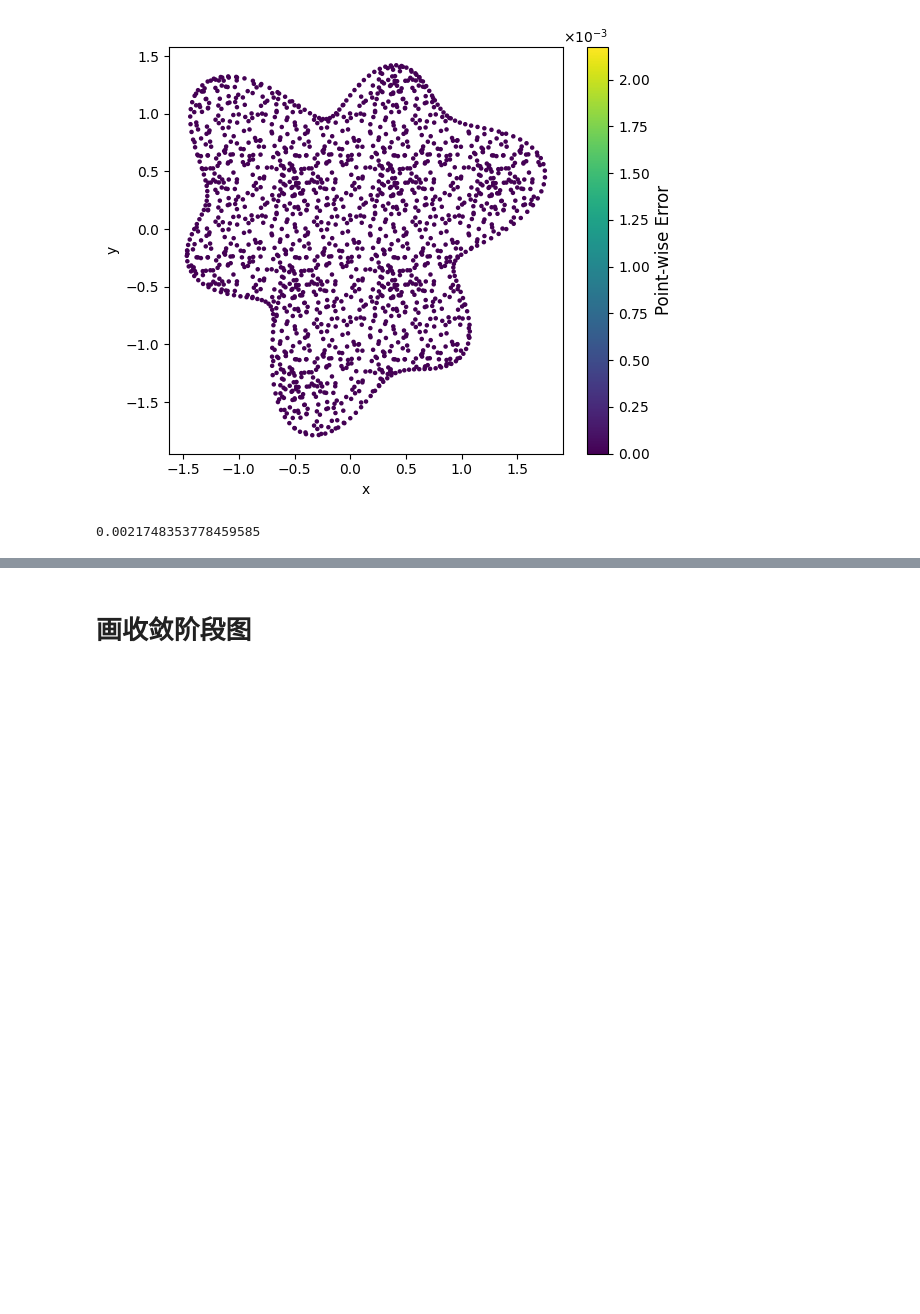
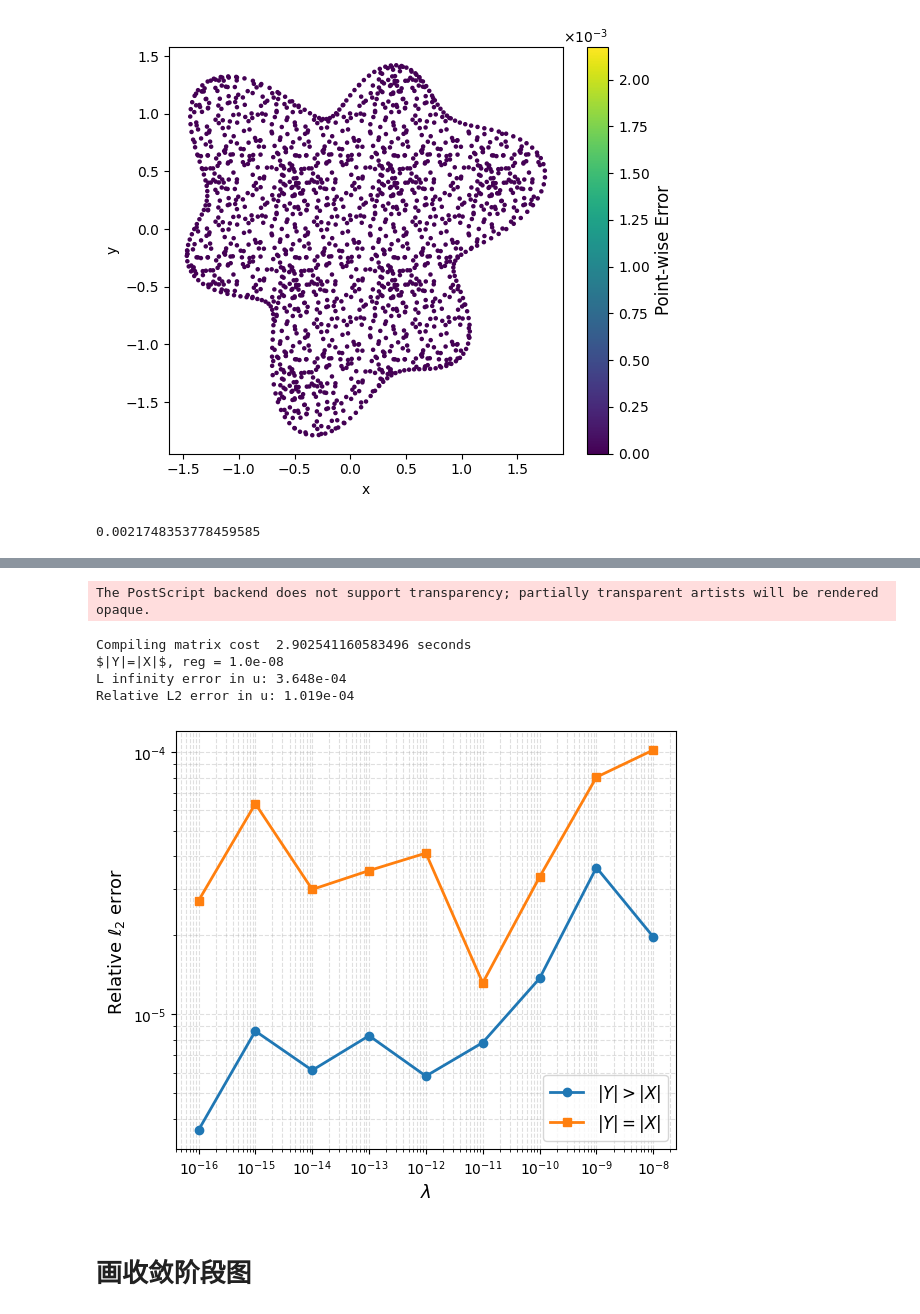
Before and after one commit to wooodswu/one_shot_by_RFM, a Jupyter notebook: mycode/rbf_poisson/RFM_FD_PU_poisson_xcos copy.ipynb, the cells around one changed output, grey strips where cells are left out. Cells and saved outputs as stored; diff of their text form; code cells hidden in the pictures; blank space fills up the shorter version.

```diff
--- a/mycode/rbf_poisson/RFM_FD_PU_poisson_xcos copy.ipynb
+++ b/mycode/rbf_poisson/RFM_FD_PU_poisson_xcos copy.ipynb
@@ -1258,0 +1513,73 @@ Relative L2 error in u: 1.413e-06
+# %%
+# Case 1: |Y| > |X|
+l2_reg_case1, linf_reg_case1 = run_reg_test(
+    X_case1,
+    Yin_case1,
+    Yb_case1,
+    Y_case1,
+    label=r"$|Y|>|X|$"
+)
+
+# Case 2: |Y| = |X|
+l2_reg_case2, linf_reg_case2 = run_reg_test(
+    X_case2,
+    Yin_case2,
+    Yb_case2,
+    Y_case2,
+    label=r"$|Y|=|X|$"
+)
+import matplotlib.pyplot as plt
+import matplotlib.ticker as ticker
+import numpy as np
+
+plt.figure(figsize=(6, 5))
+
+plt.plot(
+    reg_list,
+    l2_reg_case1,
+    marker="o",
+    linewidth=2,
+    label=r"$|Y|>|X|$"
+)
+
+plt.plot(
+    reg_list,
+    l2_reg_case2,
+    marker="s",
+    linewidth=2,
+    label=r"$|Y|=|X|$"
+)
+
+plt.xlabel(r"$\lambda$", fontsize=13)
+plt.ylabel(r"Relative $\ell_2$ error", fontsize=13)
+
+plt.xscale("log")
+plt.yscale("log")
+
+ax = plt.gca()
+
+# x 轴显示成 10^{-k}
+ax.xaxis.set_major_locator(ticker.LogLocator(base=10.0))
+ax.xaxis.set_major_formatter(ticker.LogFormatterMathtext(base=10.0))
+
+# y 轴显示成 10^{-k}
+ax.yaxis.set_major_locator(ticker.LogLocator(base=10.0))
+ax.yaxis.set_major_formatter(ticker.LogFormatterMathtext(base=10.0))
+
+ax.xaxis.set_minor_locator(
+    ticker.LogLocator(base=10.0, subs=np.arange(2, 10) * 0.1)
+)
+ax.xaxis.set_minor_formatter(ticker.NullFormatter())
+
+ax.yaxis.set_minor_locator(
+    ticker.LogLocator(base=10.0, subs=np.arange(2, 10) * 0.1)
+)
+ax.yaxis.set_minor_formatter(ticker.NullFormatter())
+
+plt.grid(True, which="both", linestyle="--", alpha=0.4)
+plt.legend(fontsize=12)
+
+plt.tight_layout()
+plt.savefig("./result/PoU_reg_vs_relative_L2_error_compare.eps", bbox_inches="tight")
+plt.show()
+# %% [output]
@@ -1259,3 +1603,9 @@ Relative L2 error in u: 1.413e-06
+The PostScript backend does not support transparency; partially transparent artists will be rendered opaque.
+Compiling matrix cost  2.902541160583496 seconds
+$|Y|=|X|$, reg = 1.0e-08
+L infinity error in u: 3.648e-04
+Relative L2 error in u: 1.019e-04
+[figure, added]
 # %% [markdown]
 # 画收敛阶段图
 # %%
```
Also changed, not shown: parts of 5 cells of this notebook, 11 other files.
